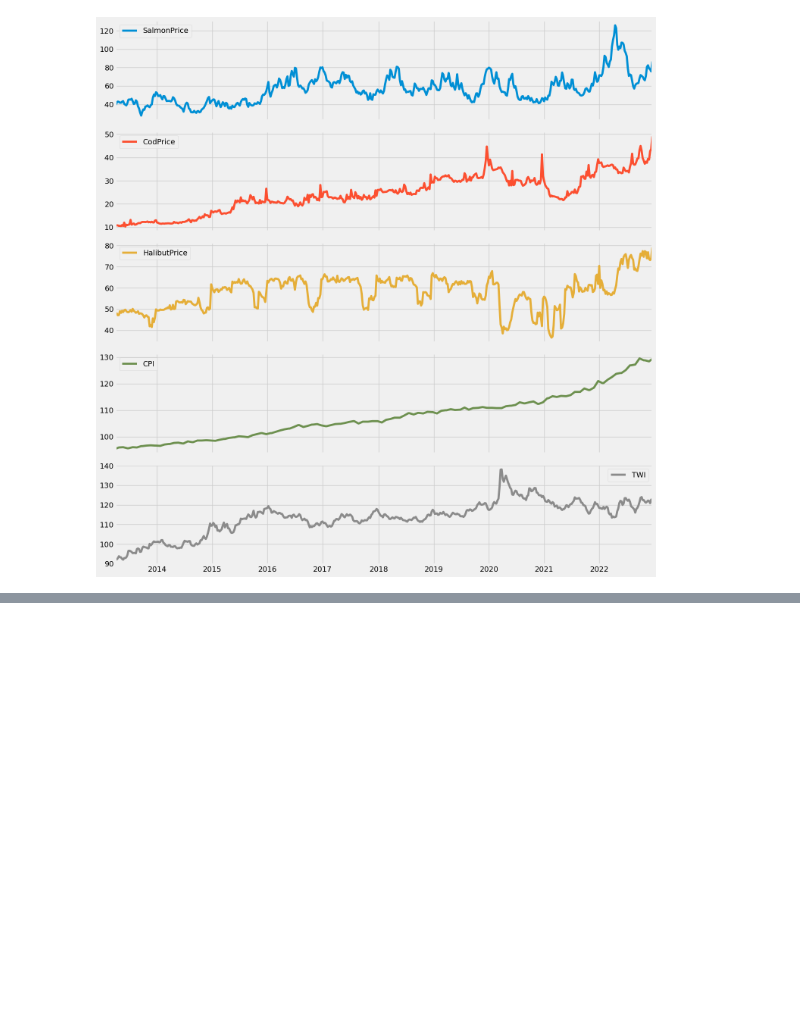
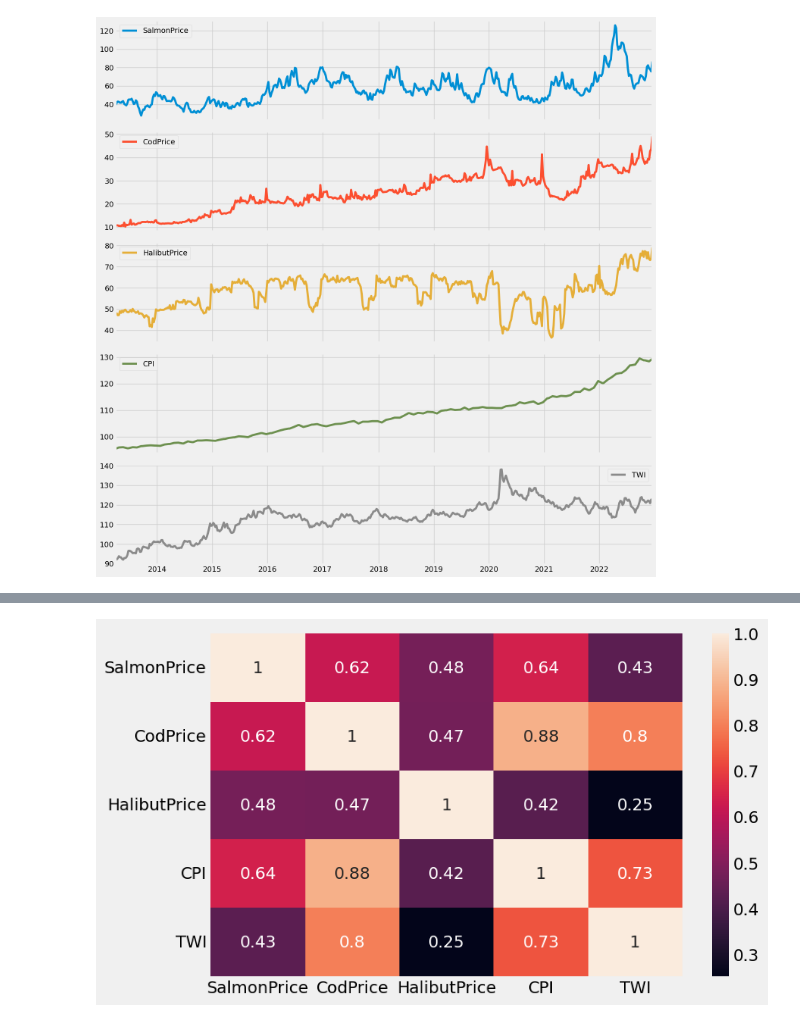
Before and after one commit to BachelorLaks/bachelor2023, a Jupyter notebook: data/Exploratory analysis.ipynb, the cells around one changed output, grey strips where cells are left out. Drawn from its saved outputs; the diff is of its cells as text; code cells hidden in the pictures; blank space fills up the shorter version.

```diff
--- a/data/Exploratory analysis.ipynb
+++ b/data/Exploratory analysis.ipynb
@@ -36,0 +45,6 @@ plt.show()
+# %%
+plt.figure(figsize=(8,5))
+sns.heatmap(var_set.corr(numeric_only=True), annot=True)
+plt.show()
+# %% [output]
+[figure, added]
```
Also changed, not shown: parts of 3 cells of this notebook, 1 other file.
